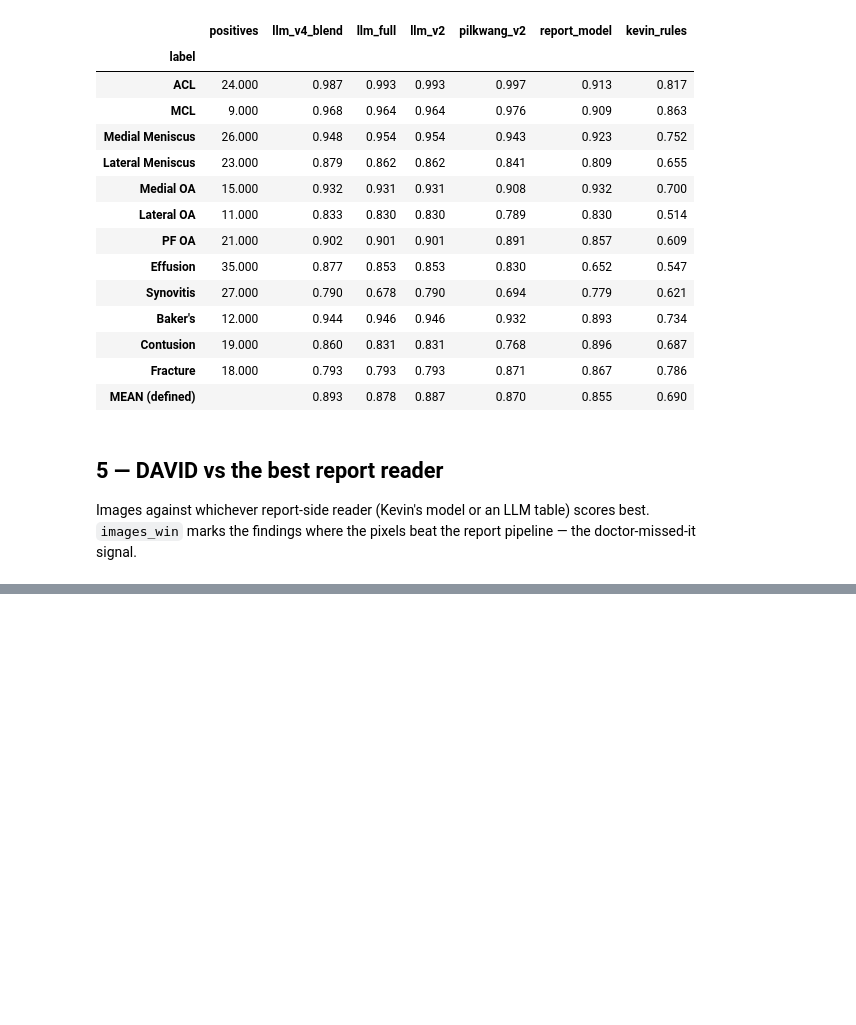
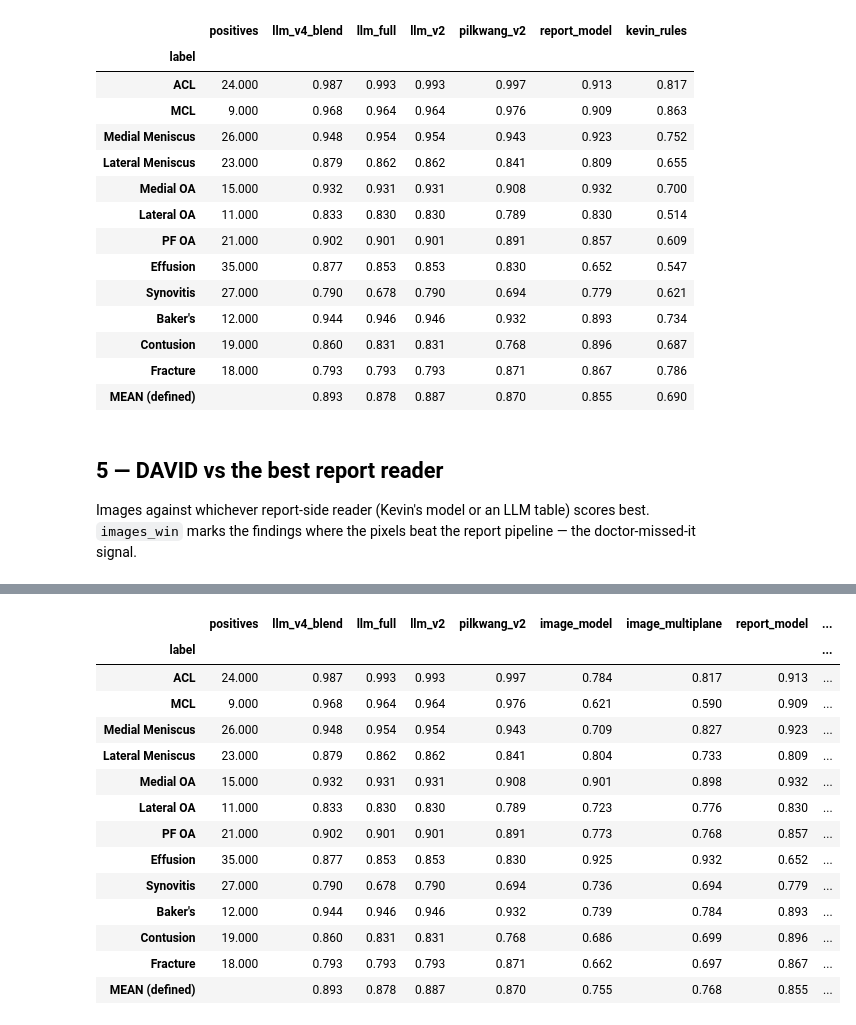
Before and after one commit to davidkurland94-lgtm/SaveTheKnees, a Jupyter notebook: notebooks/models_pipe.ipynb, the cells around one changed output, grey strips where cells are left out. Drawn from its saved outputs; the diff is of its cells as text; code cells hidden in the pictures; blank space fills up the shorter version.

Commit message:
Improvment and test by fusion both reports and images to label to see what model would render.

```diff
--- a/notebooks/models_pipe.ipynb
+++ b/notebooks/models_pipe.ipynb
@@ -118,0 +122,20 @@ best report-side reader: llm_v4_blend
+# %%
+from models.evaluate_labels import final_table, styled
+
+styled(final_table())
+# %% [output]
+|  | positives | llm_v4_blend | llm_full | llm_v2 | pilkwang_v2 | image_model | image_multiplane | report_model | ... |
+| label |  |  |  |  |  |  |  |  | ... |
+| ACL | 24.000 | 0.987 | 0.993 | 0.993 | 0.997 | 0.784 | 0.817 | 0.913 | ... |
+| MCL | 9.000 | 0.968 | 0.964 | 0.964 | 0.976 | 0.621 | 0.590 | 0.909 | ... |
+| Medial Meniscus | 26.000 | 0.948 | 0.954 | 0.954 | 0.943 | 0.709 | 0.827 | 0.923 | ... |
+| Lateral Meniscus | 23.000 | 0.879 | 0.862 | 0.862 | 0.841 | 0.804 | 0.733 | 0.809 | ... |
+| Medial OA | 15.000 | 0.932 | 0.931 | 0.931 | 0.908 | 0.901 | 0.898 | 0.932 | ... |
+| Lateral OA | 11.000 | 0.833 | 0.830 | 0.830 | 0.789 | 0.723 | 0.776 | 0.830 | ... |
+| PF OA | 21.000 | 0.902 | 0.901 | 0.901 | 0.891 | 0.773 | 0.768 | 0.857 | ... |
+| Effusion | 35.000 | 0.877 | 0.853 | 0.853 | 0.830 | 0.925 | 0.932 | 0.652 | ... |
+| Synovitis | 27.000 | 0.790 | 0.678 | 0.790 | 0.694 | 0.736 | 0.694 | 0.779 | ... |
+| Baker's | 12.000 | 0.944 | 0.946 | 0.946 | 0.932 | 0.739 | 0.784 | 0.893 | ... |
+| Contusion | 19.000 | 0.860 | 0.831 | 0.831 | 0.768 | 0.686 | 0.699 | 0.896 | ... |
+| Fracture | 18.000 | 0.793 | 0.793 | 0.793 | 0.871 | 0.662 | 0.697 | 0.867 | ... |
+| MEAN (defined) |  | 0.893 | 0.878 | 0.887 | 0.870 | 0.755 | 0.768 | 0.855 | ... |
```
Also changed, not shown: parts of 4 cells of this notebook, 5 other files.
